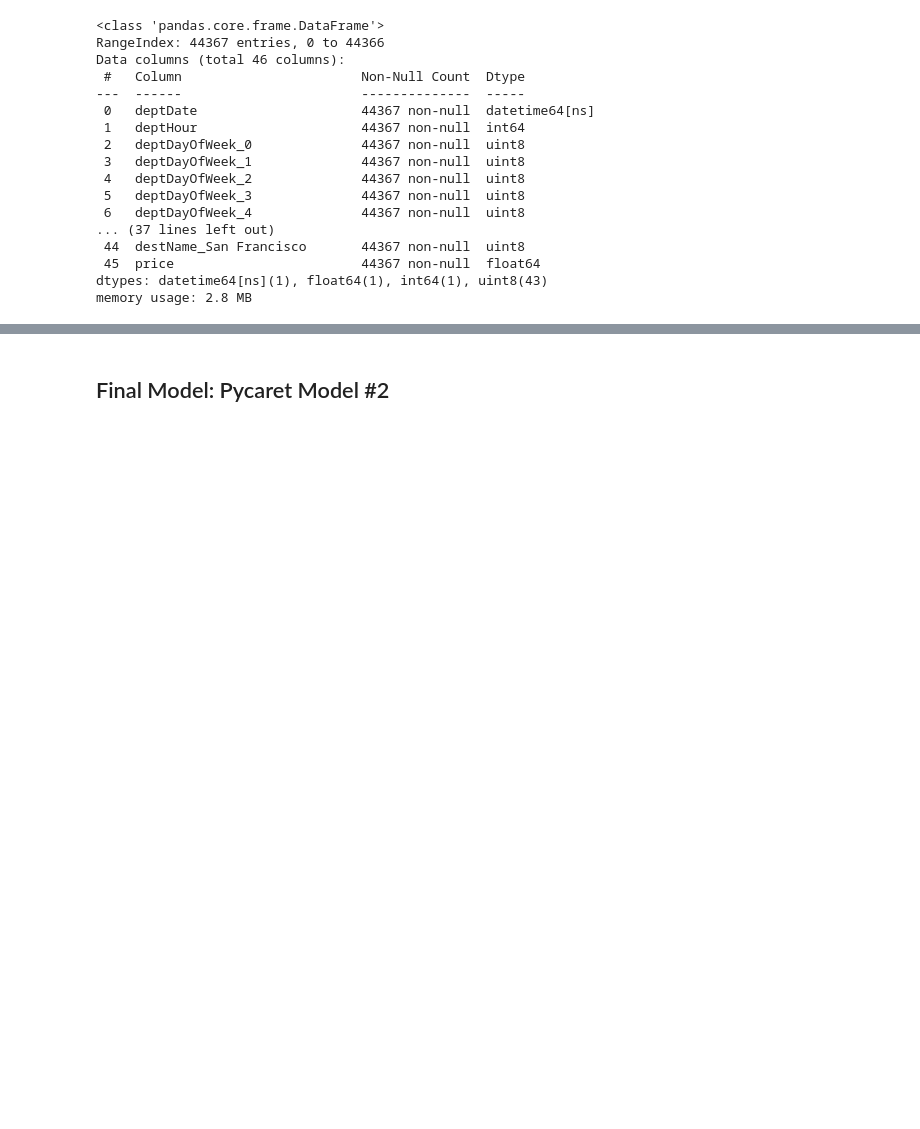
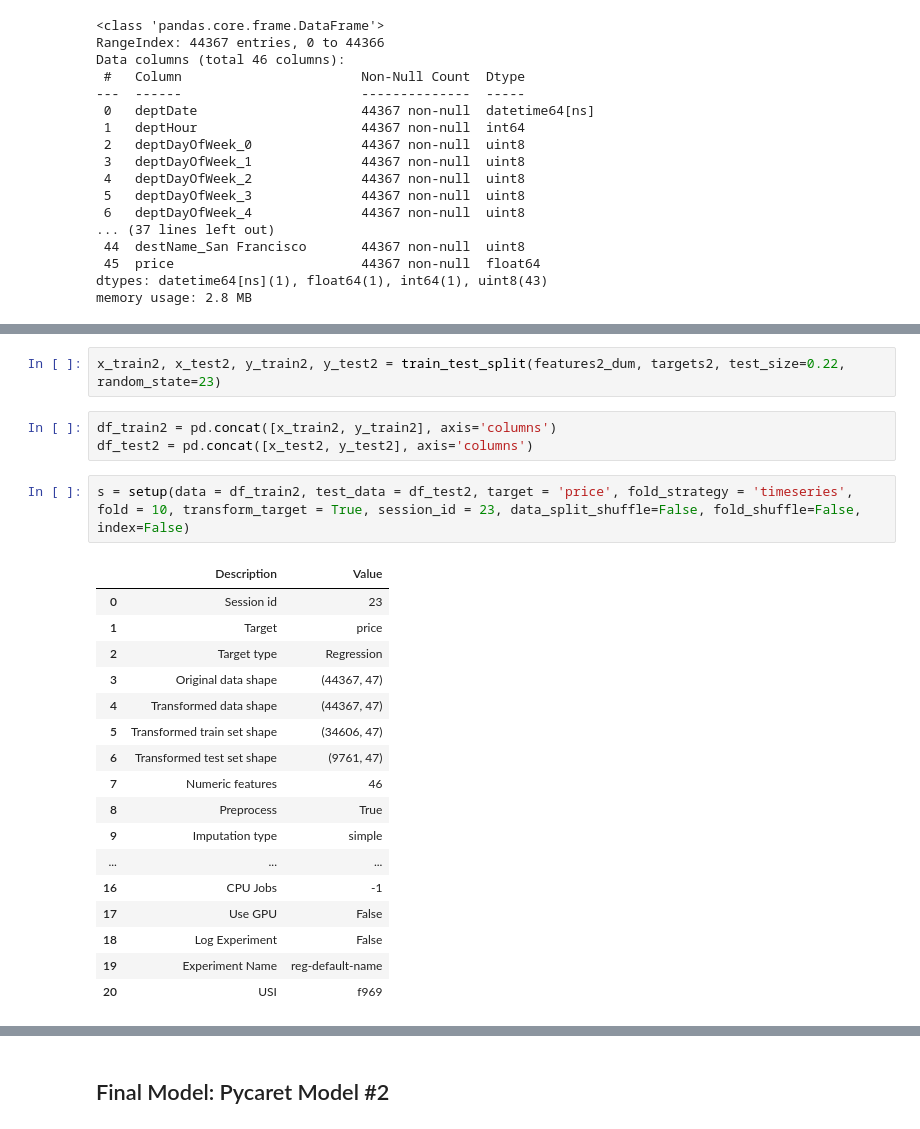
Before and after one commit to jeremyabeard5/MSDS696, a Jupyter notebook: FlightPrice.ipynb, the cells around one changed output, grey strips where cells are left out. Saved outputs shown, nothing was run; the diff lists cells and outputs as text; blank space fills up the shorter version.

```diff
--- a/FlightPrice.ipynb
+++ b/FlightPrice.ipynb
@@ -2155,0 +2274,25 @@ best = compare_models()
+# %%
+x_train2, x_test2, y_train2, y_test2 = train_test_split(features2_dum, targets2, test_size=0.22, random_state=23)
+# %%
+df_train2 = pd.concat([x_train2, y_train2], axis='columns')
+df_test2 = pd.concat([x_test2, y_test2], axis='columns')
+# %%
+s = setup(data = df_train2, test_data = df_test2, target = 'price', fold_strategy = 'timeseries', fold = 10, transform_target = True, session_id = 23, data_split_shuffle=False, fold_shuffle=False, index=False)
+# %% [output]
+|  | Description | Value |
+| 0 | Session id | 23 |
+| 1 | Target | price |
+| 2 | Target type | Regression |
+| 3 | Original data shape | (44367, 47) |
+| 4 | Transformed data shape | (44367, 47) |
+| 5 | Transformed train set shape | (34606, 47) |
+| 6 | Transformed test set shape | (9761, 47) |
+| 7 | Numeric features | 46 |
+| 8 | Preprocess | True |
+| 9 | Imputation type | simple |
+| ... | ... | ... |
+| 16 | CPU Jobs | -1 |
+| 17 | Use GPU | False |
+| 18 | Log Experiment | False |
+| 19 | Experiment Name | reg-default-name |
+| 20 | USI | f969 |
```
Also changed, not shown: parts of 38 cells of this notebook, 1 other file.
